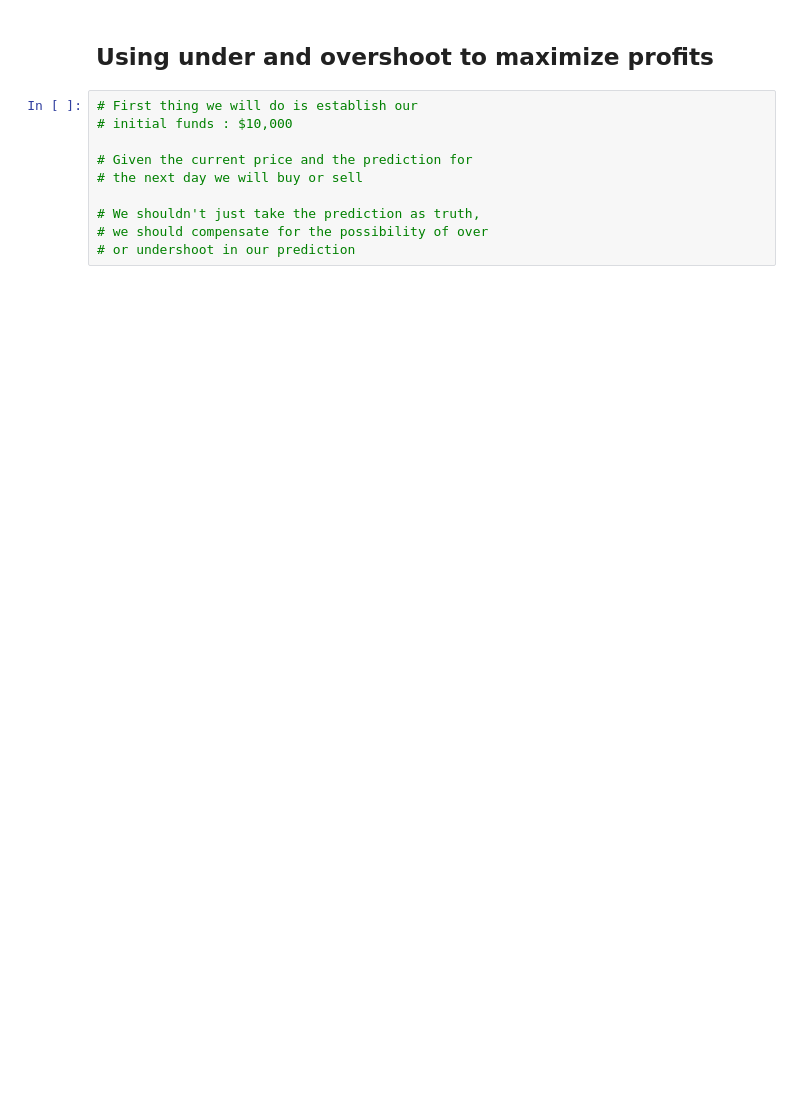
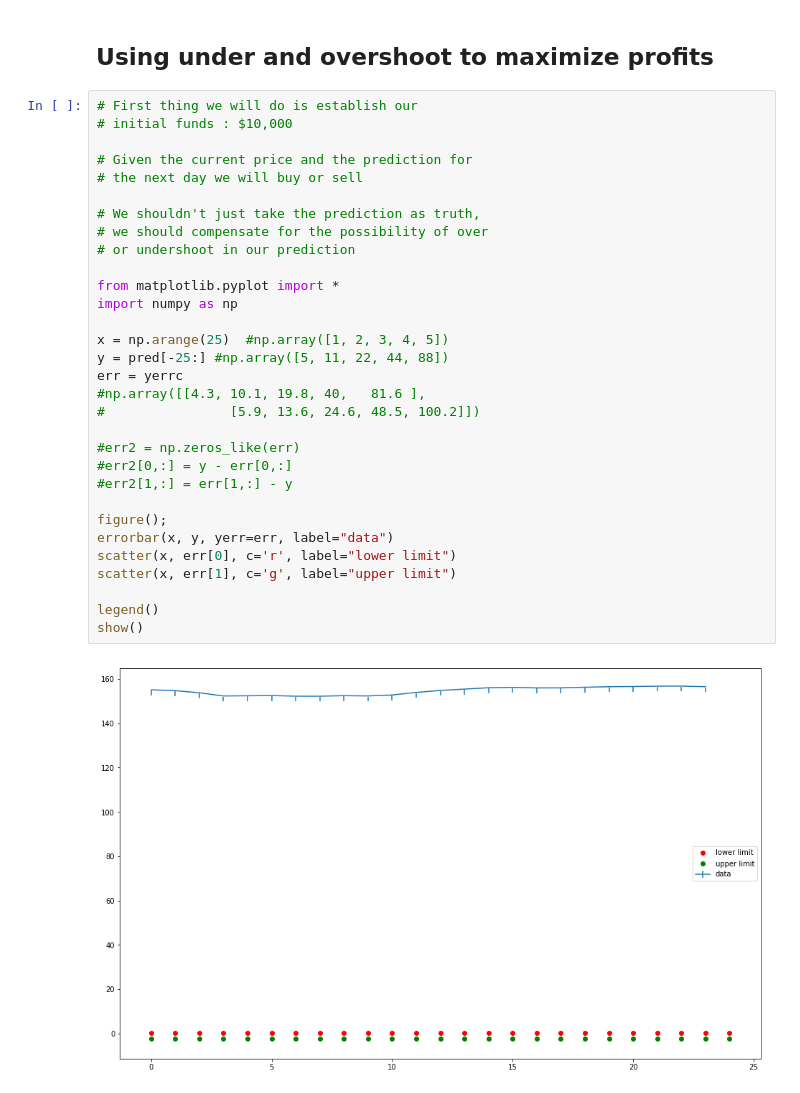
Before and after one commit to matthewwicker/DeepMarketModels, a Jupyter notebook: SingleModelMonetization.ipynb, the cells around one changed output. Drawn from its saved outputs; the diff is of its cells as text; blank space fills up the shorter version.

```diff
--- a/SingleModelMonetization.ipynb
+++ b/SingleModelMonetization.ipynb
@@ -298,10 +323,33 @@ Number of undershoots: 82 Average Undershoot Val: -2.40625074387
 # %%
 # First thing we will do is establish our
 # initial funds : $10,000
 
 # Given the current price and the prediction for
 # the next day we will buy or sell
 
 # We shouldn't just take the prediction as truth,
 # we should compensate for the possibility of over
 # or undershoot in our prediction
+
+from matplotlib.pyplot import *
+import numpy as np
+
+x = np.arange(25)  #np.array([1, 2, 3, 4, 5])
+y = pred[-25:] #np.array([5, 11, 22, 44, 88])
+err = yerrc
+#np.array([[4.3, 10.1, 19.8, 40,   81.6 ],
+#                [5.9, 13.6, 24.6, 48.5, 100.2]])
+
+#err2 = np.zeros_like(err)
+#err2[0,:] = y - err[0,:]
+#err2[1,:] = err[1,:] - y
+
+figure();
+errorbar(x, y, yerr=err, label="data")
+scatter(x, err[0], c='r', label="lower limit")
+scatter(x, err[1], c='g', label="upper limit")
+
+legend()
+show()
+# %% [output]
+[figure, added]
```
Also changed, not shown: parts of 2 cells of this notebook.
